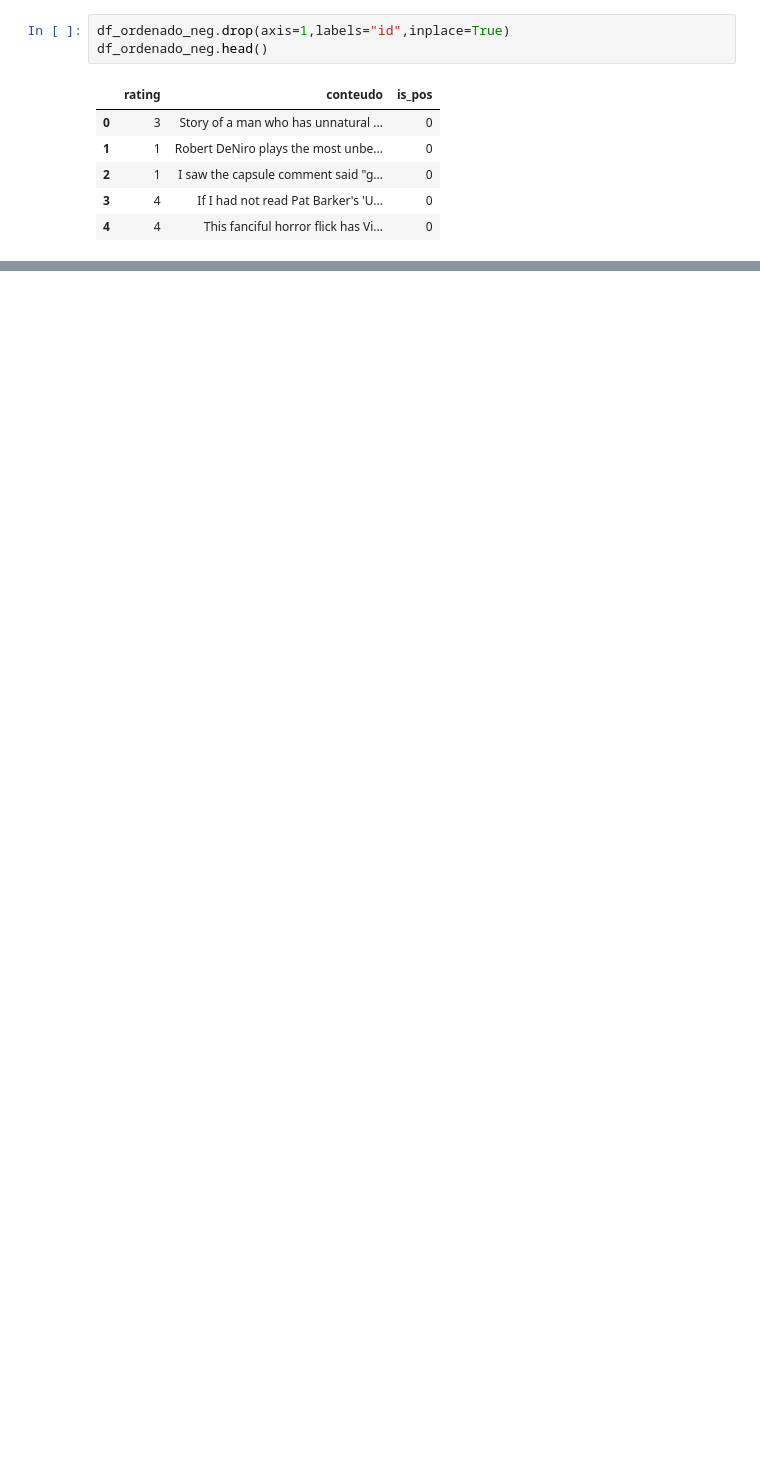
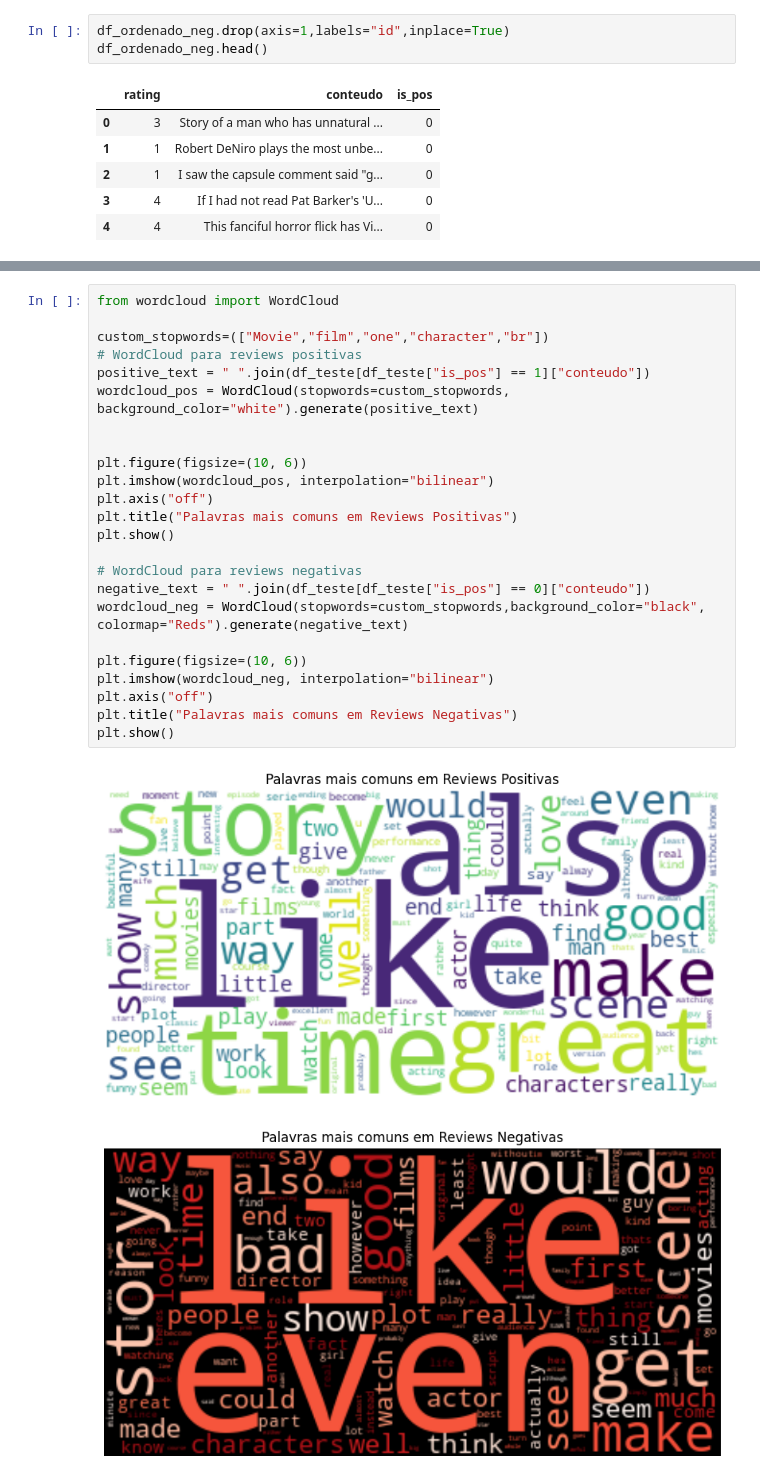
Before and after one commit to Netreck/Trabalho-Aprendizado-de-Maquina, a Jupyter notebook: main.ipynb, the cells around one changed output, grey strips where cells are left out. Saved outputs shown, nothing was run; the diff lists cells and outputs as text; blank space fills up the shorter version.

```diff
--- a/main.ipynb
+++ b/main.ipynb
@@ -219,0 +301,27 @@ test_embeddings = model.encode(X_test.tolist(), convert_to_tensor=True)
+# %%
+from wordcloud import WordCloud
+
+custom_stopwords=(["Movie","film","one","character","br"])
+# WordCloud para reviews positivas
+positive_text = " ".join(df_teste[df_teste["is_pos"] == 1]["conteudo"])
+wordcloud_pos = WordCloud(stopwords=custom_stopwords, background_color="white").generate(positive_text)
+
+
+plt.figure(figsize=(10, 6))
+plt.imshow(wordcloud_pos, interpolation="bilinear")
+plt.axis("off")
+plt.title("Palavras mais comuns em Reviews Positivas")
+plt.show()
+
+# WordCloud para reviews negativas
+negative_text = " ".join(df_teste[df_teste["is_pos"] == 0]["conteudo"])
+wordcloud_neg = WordCloud(stopwords=custom_stopwords,background_color="black", colormap="Reds").generate(negative_text)
+
+plt.figure(figsize=(10, 6))
+plt.imshow(wordcloud_neg, interpolation="bilinear")
+plt.axis("off")
+plt.title("Palavras mais comuns em Reviews Negativas")
+plt.show()
+# %% [output]
+[figure, added]
+[figure, added]
```
Also changed, not shown: parts of 27 cells of this notebook.
